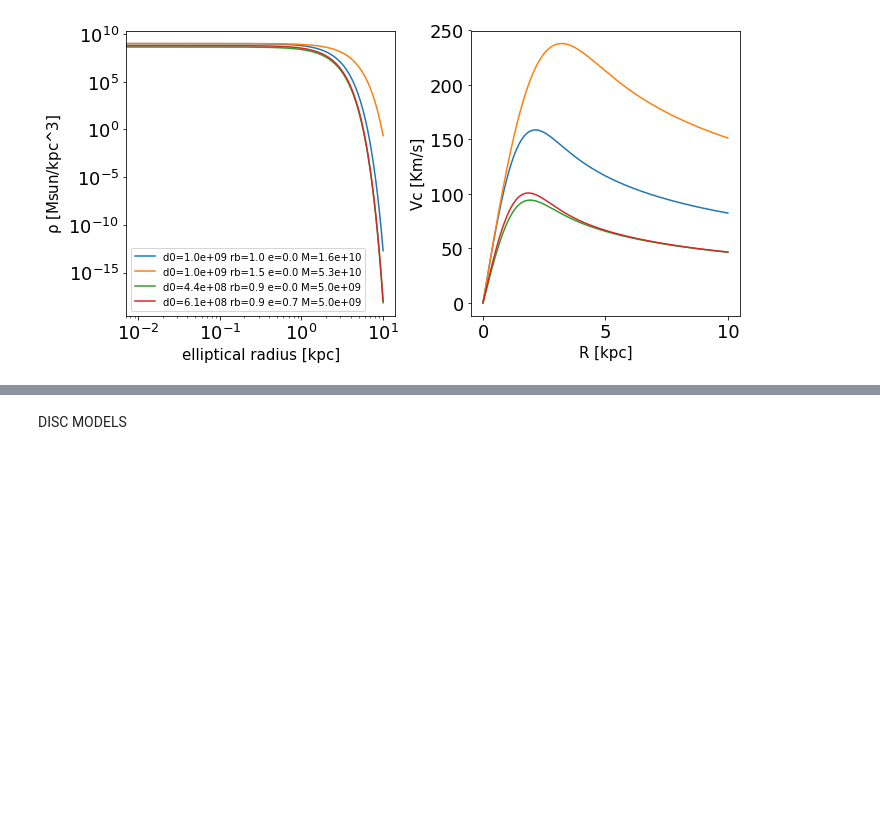
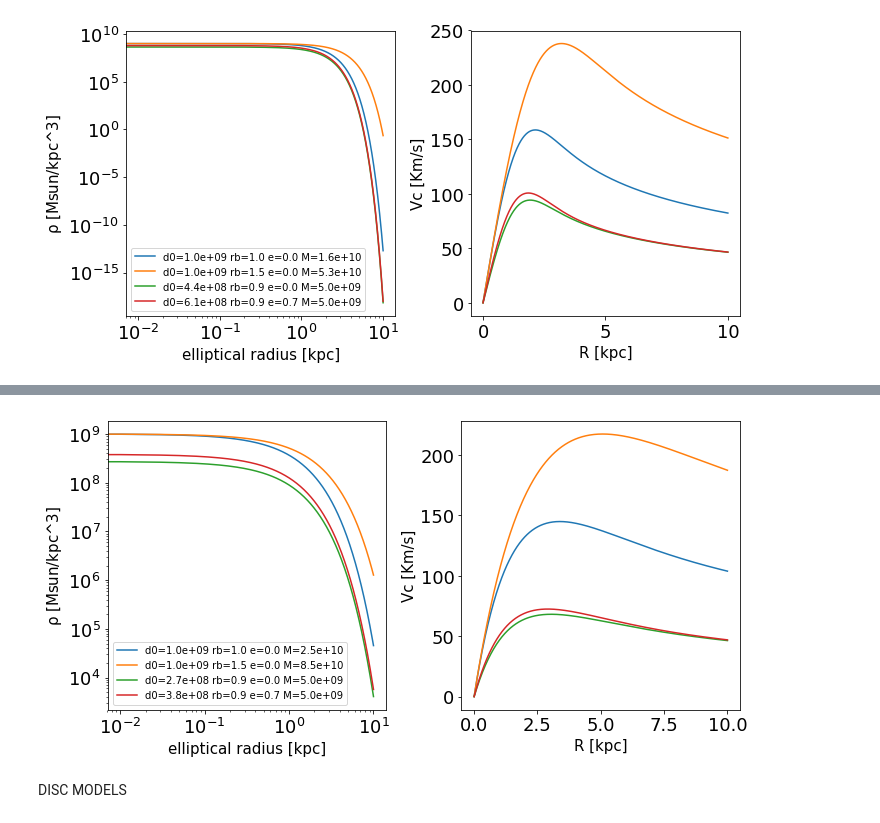
Before and after one commit to editeodoro/discH, a Jupyter notebook: doc/Tutorial.ipynb, the cells around one changed output, grey strips where cells are left out. Cells and saved outputs as stored; diff of their text form; code cells hidden in the pictures; blank space fills up the shorter version.

Commit message:
Corrected a bug on vcirc, added exponential_halo

```diff
--- a/doc/Tutorial.ipynb
+++ b/doc/Tutorial.ipynb
@@ -507,3 +507,66 @@ plt.show()
 # %% [output]
   warnings.warn(msg, IntegrationWarning)
 [figure]
+# %%
+#Exponential halo
+
+#d=d0 * exp(-m/rb)
+#where d0=Mb/((8*pi) * (1-e*e)^0.5 * rb^3 ) and Mb is the total mass of the halo
+
+R=np.linspace(0,100,1000)
+fig=plt.figure(figsize=(10,5))
+axd=fig.add_subplot(121)
+axv=fig.add_subplot(122)
+R=np.linspace(0,10,1000)
+mcut=100 #radius where d(m>mcut)=0
+
+
+#It can be called using d0, e.g. dc.exponential_halo(d0=1e8, rb=2)
+#or using the total mass, e.g. dc.exponential_halo(mass=1e10, rb=2)
+
+e=0.0 #ellipticity
+d0=1e9 #Central density in Msun/kpc3
+rb=1 #Radius containing half the total mass of the halo
+ex_halo=dc.exponential_halo(d0=d0, rb=rb, mcut=mcut, e=e)
+dens=ex_halo.dens(R) #3D dens
+vcirc=ex_halo.vcirc(R, nproc=2)
+axd.plot(R,dens[:,1],label='d0=%.1e rb=%.1f e=%.1f M=%.1e'%(ex_halo.d0, ex_halo.rc,ex_halo.e,ex_halo.mass))
+axv.plot(R,vcirc[:,1],label='d0=%.1e rb=%.1f e=%.1f M=%.1e '%(ex_halo.d0, ex_halo.rc,ex_halo.e,ex_halo.mass))
+
+e=0.0 #ellipticity
+d0=1e9 #Central density in Msun/kpc3
+rb=1.5 #Radius containing half the total mass of the halo
+ex_halo=dc.exponential_halo(d0=d0, rb=rb, mcut=mcut, e=e)
+dens=ex_halo.dens(R) #3D dens
+vcirc=ex_halo.vcirc(R, nproc=2)
+axd.plot(R,dens[:,1],label='d0=%.1e rb=%.1f e=%.1f M=%.1e'%(ex_halo.d0, ex_halo.rc,ex_halo.e,ex_halo.mass))
+axv.plot(R,vcirc[:,1],label='d0=%.1e rb=%.1f e=%.1f M=%.1e '%(ex_halo.d0, ex_halo.rc,ex_halo.e,ex_halo.mass))
+
+e=0.0 #ellipticity
+mass=5e9 #Central density in Msun/kpc3
+rb=0.9 #Radius containing half the total mass of the halo
+ex_halo=dc.exponential_halo(mass=mass, rb=rb, mcut=mcut, e=e)
+dens=ex_halo.dens(R) #3D dens
+vcirc=ex_halo.vcirc(R, nproc=2)
+axd.plot(R,dens[:,1],label='d0=%.1e rb=%.1f e=%.1f M=%.1e'%(ex_halo.d0, ex_halo.rc,ex_halo.e,ex_halo.mass))
+axv.plot(R,vcirc[:,1],label='d0=%.1e rb=%.1f e=%.1f M=%.1e '%(ex_halo.d0, ex_halo.rc,ex_halo.e,ex_halo.mass))
+
+e=0.7 #ellipticity
+mass=5e9 #Central density in Msun/kpc3
+rb=0.9 #Radius containing half the total mass of the halo
+ex_halo=dc.exponential_halo(mass=mass, rb=rb, mcut=mcut, e=e)
+dens=ex_halo.dens(R) #3D dens
+vcirc=ex_halo.vcirc(R, nproc=2)
+axd.plot(R,dens[:,1],label='d0=%.1e rb=%.1f e=%.1f M=%.1e'%(ex_halo.d0, ex_halo.rc, ex_halo.e, ex_halo.mass))
+axv.plot(R,vcirc[:,1],label='d0=%.1e rb=%.1f e=%.1f M=%.1e '%(ex_halo.d0, ex_halo.rc, ex_halo.e, ex_halo.mass))
+
+
+axd.set_xlabel('elliptical radius [kpc]', fontsize=15)
+axd.set_ylabel('$\\rho$ [Msun/kpc^3]', fontsize=15)
+axv.set_xlabel('R [kpc]', fontsize=15)
+axv.set_ylabel('Vc [Km/s]', fontsize=15)
+axd.set_xscale('log')
+axd.set_yscale('log')
+axd.legend()
+plt.show()
+# %% [output]
@@ -510,3 +574,4 @@ plt.show()
+[figure, added]
 # %% [markdown]
 DISC MODELS
 # %%
```
Also changed, not shown: parts of 1 cell of this notebook, 11 other files.
